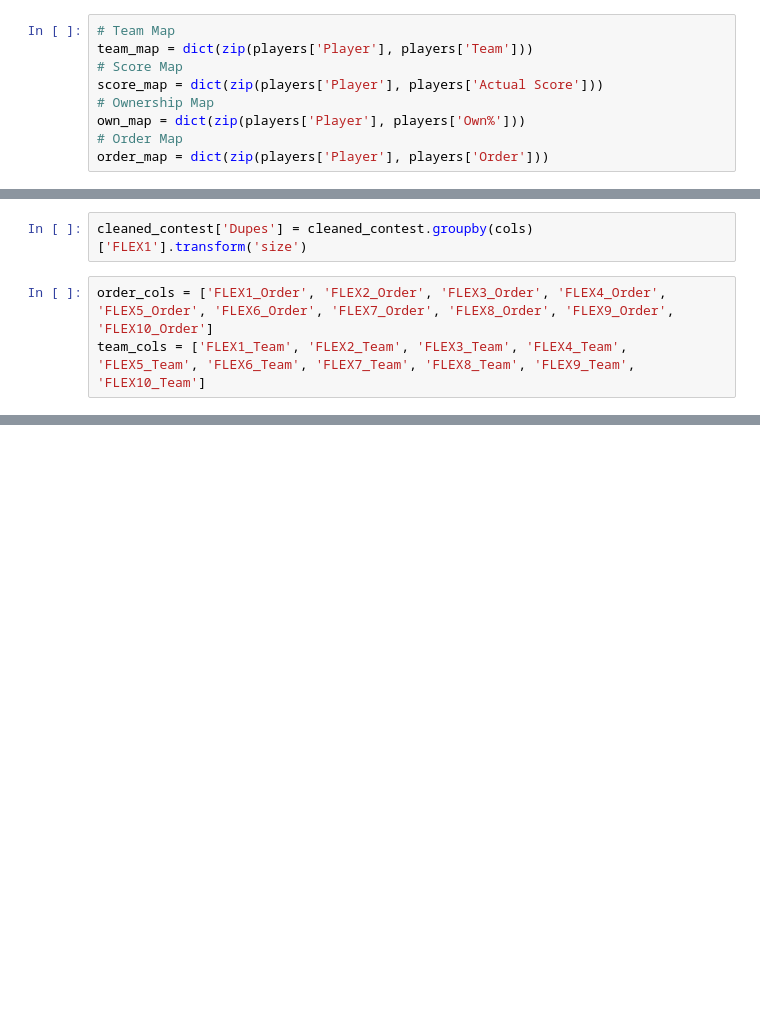
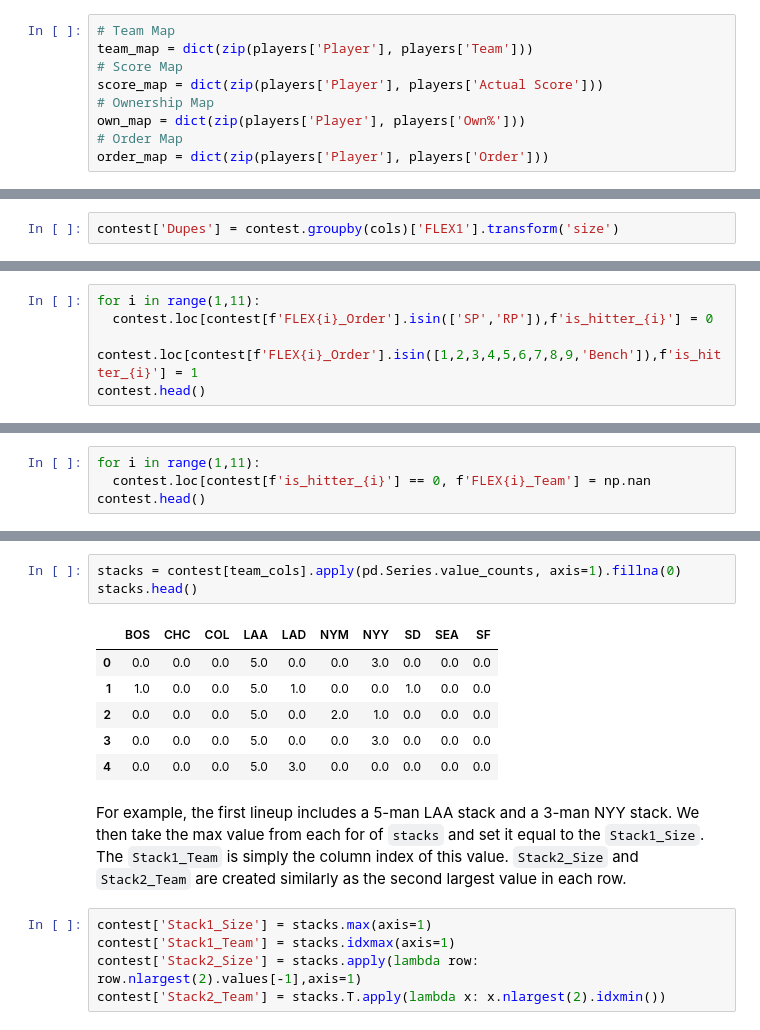
Before and after one commit to flaghunter21/DFS, a Jupyter notebook: Contest_Analysis.ipynb, the cells around one changed output, grey strips where cells are left out. Saved outputs shown, nothing was run; the diff lists cells and outputs as text; blank space fills up the shorter version.

```diff
--- a/Contest_Analysis.ipynb
+++ b/Contest_Analysis.ipynb
@@ -143,5 +170,2 @@ cleaned_contest.head(6)
 # %%
-cleaned_contest['Dupes'] = cleaned_contest.groupby(cols)['FLEX1'].transform('size')
+contest['Dupes'] = contest.groupby(cols)['FLEX1'].transform('size')
-# %%
-order_cols = ['FLEX1_Order', 'FLEX2_Order', 'FLEX3_Order', 'FLEX4_Order', 'FLEX5_Order', 'FLEX6_Order', 'FLEX7_Order', 'FLEX8_Order', 'FLEX9_Order', 'FLEX10_Order']
-team_cols = ['FLEX1_Team', 'FLEX2_Team', 'FLEX3_Team', 'FLEX4_Team', 'FLEX5_Team', 'FLEX6_Team', 'FLEX7_Team', 'FLEX8_Team', 'FLEX9_Team', 'FLEX10_Team']
@@ -147,0 +174,5 @@ team_cols = ['FLEX1_Team', 'FLEX2_Team', 'FLEX3_Team', 'FLEX4_Team', 'FLEX5_Team
+# %%
+for i in range(1,11):
+  contest.loc[contest[f'FLEX{i}_Order'].isin(['SP','RP']),f'is_hitter_{i}'] = 0
+  contest.loc[contest[f'FLEX{i}_Order'].isin([1,2,3,4,5,6,7,8,9,'Bench']),f'is_hitter_{i}'] = 1
+contest.head()
@@ -147,0 +189,4 @@ team_cols = ['FLEX1_Team', 'FLEX2_Team', 'FLEX3_Team', 'FLEX4_Team', 'FLEX5_Team
+# %%
+for i in range(1,11):
+  contest.loc[contest[f'is_hitter_{i}'] == 0, f'FLEX{i}_Team'] = np.nan
+contest.head()
@@ -147,0 +209,17 @@ team_cols = ['FLEX1_Team', 'FLEX2_Team', 'FLEX3_Team', 'FLEX4_Team', 'FLEX5_Team
+# %%
+stacks = contest[team_cols].apply(pd.Series.value_counts, axis=1).fillna(0)
+stacks.head()
+# %% [output]
+|  | BOS | CHC | COL | LAA | LAD | NYM | NYY | SD | SEA | SF |
+| 0 | 0.0 | 0.0 | 0.0 | 5.0 | 0.0 | 0.0 | 3.0 | 0.0 | 0.0 | 0.0 |
+| 1 | 1.0 | 0.0 | 0.0 | 5.0 | 1.0 | 0.0 | 0.0 | 1.0 | 0.0 | 0.0 |
+| 2 | 0.0 | 0.0 | 0.0 | 5.0 | 0.0 | 2.0 | 1.0 | 0.0 | 0.0 | 0.0 |
+| 3 | 0.0 | 0.0 | 0.0 | 5.0 | 0.0 | 0.0 | 3.0 | 0.0 | 0.0 | 0.0 |
+| 4 | 0.0 | 0.0 | 0.0 | 5.0 | 3.0 | 0.0 | 0.0 | 0.0 | 0.0 | 0.0 |
+# %% [markdown]
+For example, the first lineup includes a 5-man LAA stack and a 3-man NYY stack. We then take the max value from each for of `stacks` and set it equal to the `Stack1_Size`. The `Stack1_Team` is simply the column index of this value. `Stack2_Size` and `Stack2_Team` are created similarly as the second largest value in each row.
+# %%
+contest['Stack1_Size'] = stacks.max(axis=1)
+contest['Stack1_Team'] = stacks.idxmax(axis=1)
+contest['Stack2_Size'] = stacks.apply(lambda row: row.nlargest(2).values[-1],axis=1)
+contest['Stack2_Team'] = stacks.T.apply(lambda x: x.nlargest(2).idxmin())
```
Also changed, not shown: parts of 53 cells of this notebook.
